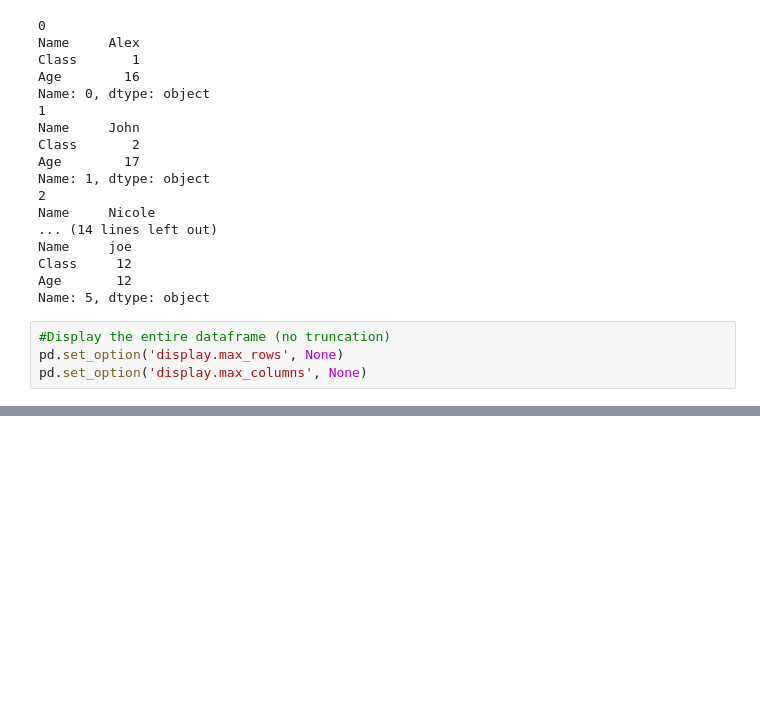
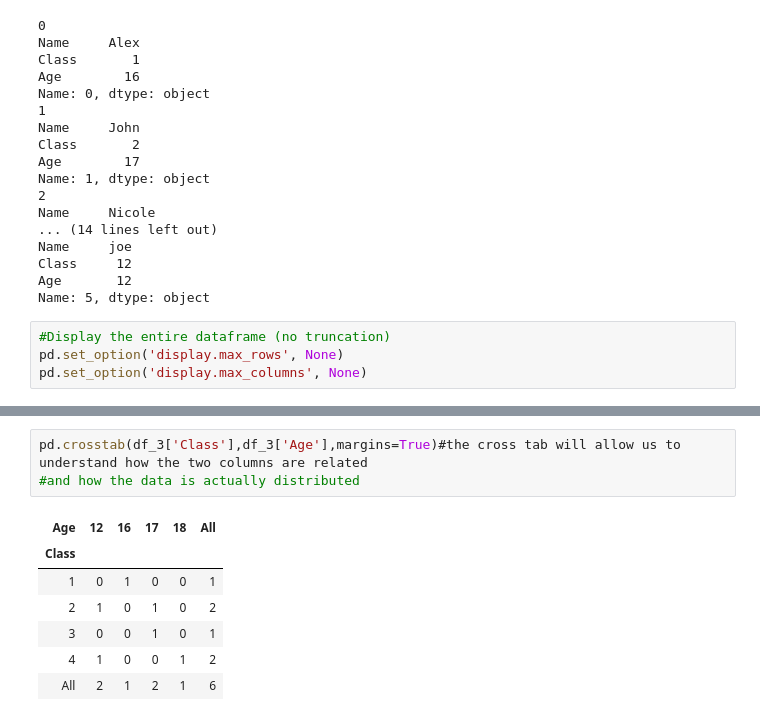
Before and after one commit to snakeyes95/Python-Notebooks, a Jupyter notebook: Pandas_Fundamentals.ipynb, the cells around one changed output, grey strips where cells are left out. Drawn from its saved outputs; the diff is of its cells as text; blank space fills up the shorter version.

```diff
--- a/Pandas_Fundamentals.ipynb
+++ b/Pandas_Fundamentals.ipynb
@@ -1132,0 +1409,11 @@ pd.set_option('display.max_columns', None)
+# %%
+pd.crosstab(df_3['Class'],df_3['Age'],margins=True)#the cross tab will allow us to understand how the two columns are related
+#and how the data is actually distributed
+# %% [output]
+| Age | 12 | 16 | 17 | 18 | All |
+| Class |  |  |  |  |  |
+| 1 | 0 | 1 | 0 | 0 | 1 |
+| 2 | 1 | 0 | 1 | 0 | 2 |
+| 3 | 0 | 0 | 1 | 0 | 1 |
+| 4 | 1 | 0 | 0 | 1 | 2 |
+| All | 2 | 1 | 2 | 1 | 6 |
```
Also changed, not shown: parts of 10 cells of this notebook, 1 other file.
